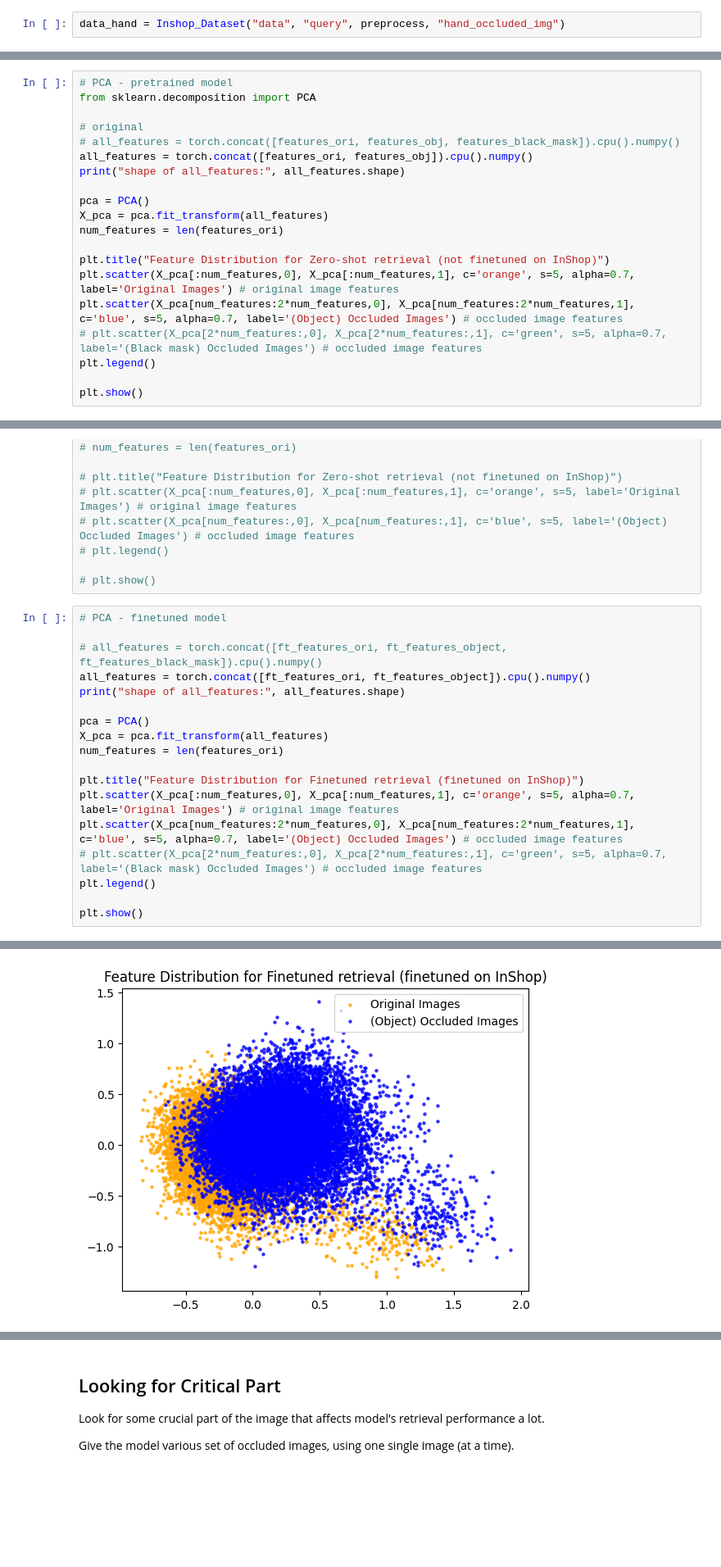
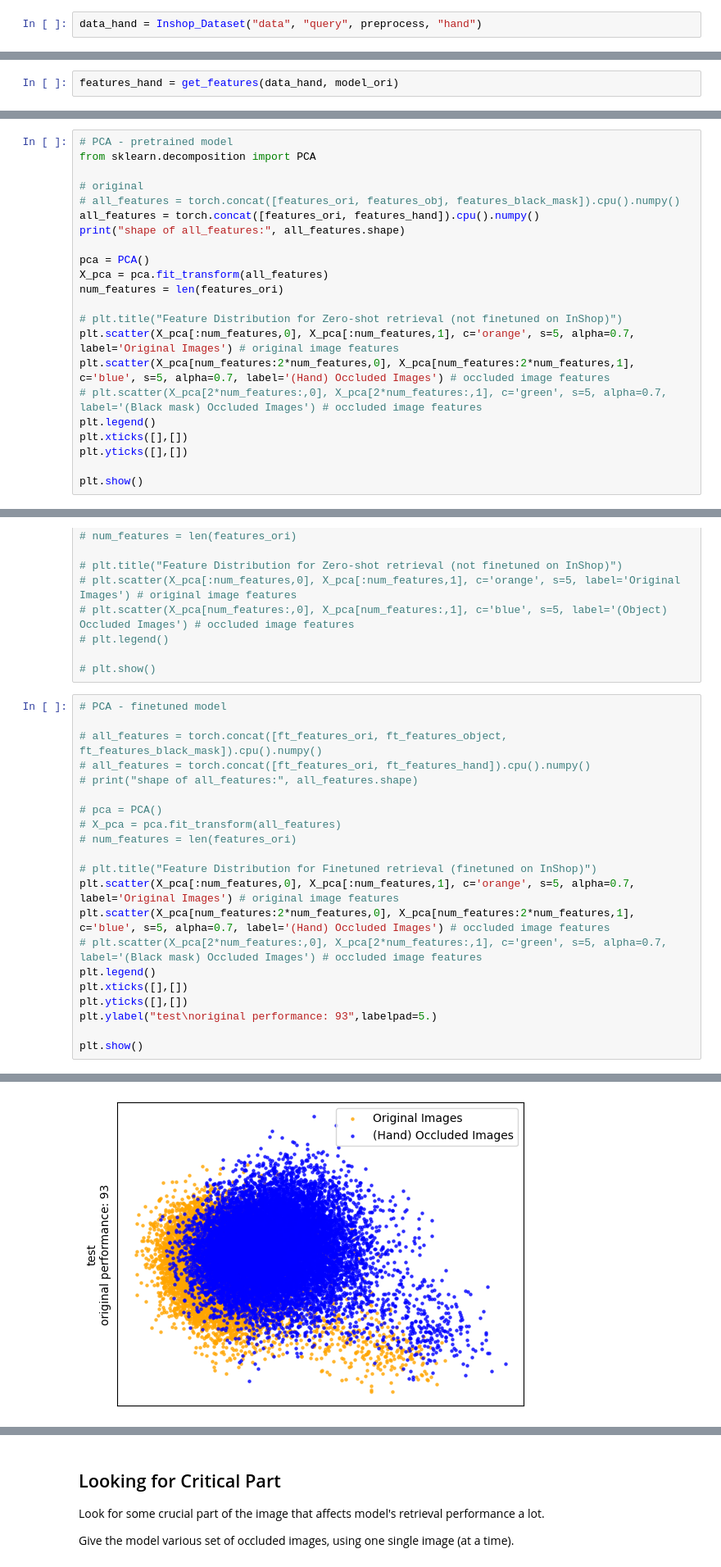
Before and after one commit to fashion-image-retrieval/unicom, a Jupyter notebook: analysis.ipynb, the cells around one changed output, grey strips where cells are left out. Shown at 82% size. Drawn from its saved outputs; the diff is of its cells as text; blank space fills up the shorter version.

```diff
--- a/analysis.ipynb
+++ b/analysis.ipynb
@@ -64,7 +64,7 @@ data_black_mask = Inshop_Dataset("data", "query", preprocess, "black_mask")
 # %%
 data_object = Inshop_Dataset("data", "query", preprocess, "object")
 # %%
-data_hand = Inshop_Dataset("data", "query", preprocess, "hand_occluded_img")
+data_hand = Inshop_Dataset("data", "query", preprocess, "hand")
 # %%
 def get_features(dataset, model):
     all_features = []
@@ -89,6 +89,8 @@ features_ori = get_features(data_ori, model_ori)
 features_black_mask = get_features(data_black_mask, model_ori)
 # %%
 features_obj = get_features(data_object, model_ori)
+# %%
+features_hand = get_features(data_hand, model_ori)
 # %% [markdown]
 ## Features from InShop-Finetuned Model
 # %%
@@ -119,18 +123,20 @@ from sklearn.decomposition import PCA
 
 # original
 # all_features = torch.concat([features_ori, features_obj, features_black_mask]).cpu().numpy()
-all_features = torch.concat([features_ori, features_obj]).cpu().numpy()
+all_features = torch.concat([features_ori, features_hand]).cpu().numpy()
 print("shape of all_features:", all_features.shape)
 
 pca = PCA()
 X_pca = pca.fit_transform(all_features)
 num_features = len(features_ori)
 
-plt.title("Feature Distribution for Zero-shot retrieval (not finetuned on InShop)")
+# plt.title("Feature Distribution for Zero-shot retrieval (not finetuned on InShop)")
 plt.scatter(X_pca[:num_features,0], X_pca[:num_features,1], c='orange', s=5, alpha=0.7, label='Original Images') # original image features
-plt.scatter(X_pca[num_features:2*num_features,0], X_pca[num_features:2*num_features,1], c='blue', s=5, alpha=0.7, label='(Object) Occluded Images') # occluded image features
+plt.scatter(X_pca[num_features:2*num_features,0], X_pca[num_features:2*num_features,1], c='blue', s=5, alpha=0.7, label='(Hand) Occluded Images') # occluded image features
 # plt.scatter(X_pca[2*num_features:,0], X_pca[2*num_features:,1], c='green', s=5, alpha=0.7, label='(Black mask) Occluded Images') # occluded image features
 plt.legend()
+plt.xticks([],[])
+plt.yticks([],[])
 
 plt.show()
 # %% [output]
@@ -155,18 +161,21 @@ shape of all_features: (28436, 768)
 # PCA - finetuned model
 
 # all_features = torch.concat([ft_features_ori, ft_features_object, ft_features_black_mask]).cpu().numpy()
-all_features = torch.concat([ft_features_ori, ft_features_object]).cpu().numpy()
-print("shape of all_features:", all_features.shape)
+# all_features = torch.concat([ft_features_ori, ft_features_hand]).cpu().numpy()
+# print("shape of all_features:", all_features.shape)
 
-pca = PCA()
-X_pca = pca.fit_transform(all_features)
-num_features = len(features_ori)
+# pca = PCA()
+# X_pca = pca.fit_transform(all_features)
+# num_features = len(features_ori)
 
-plt.title("Feature Distribution for Finetuned retrieval (finetuned on InShop)")
+# plt.title("Feature Distribution for Finetuned retrieval (finetuned on InShop)")
 plt.scatter(X_pca[:num_features,0], X_pca[:num_features,1], c='orange', s=5, alpha=0.7, label='Original Images') # original image features
-plt.scatter(X_pca[num_features:2*num_features,0], X_pca[num_features:2*num_features,1], c='blue', s=5, alpha=0.7, label='(Object) Occluded Images') # occluded image features
+plt.scatter(X_pca[num_features:2*num_features,0], X_pca[num_features:2*num_features,1], c='blue', s=5, alpha=0.7, label='(Hand) Occluded Images') # occluded image features
 # plt.scatter(X_pca[2*num_features:,0], X_pca[2*num_features:,1], c='green', s=5, alpha=0.7, label='(Black mask) Occluded Images') # occluded image features
 plt.legend()
+plt.xticks([],[])
+plt.yticks([],[])
+plt.ylabel("test\noriginal performance: 93",labelpad=5.)
 
 plt.show()
 # %% [output]
@@ -174 +182 @@ shape of all_features: (28436, 768)
-[figure, old version]
+[figure, new version]
```
Also changed, not shown: parts of 4 cells of this notebook, 1 other file.
